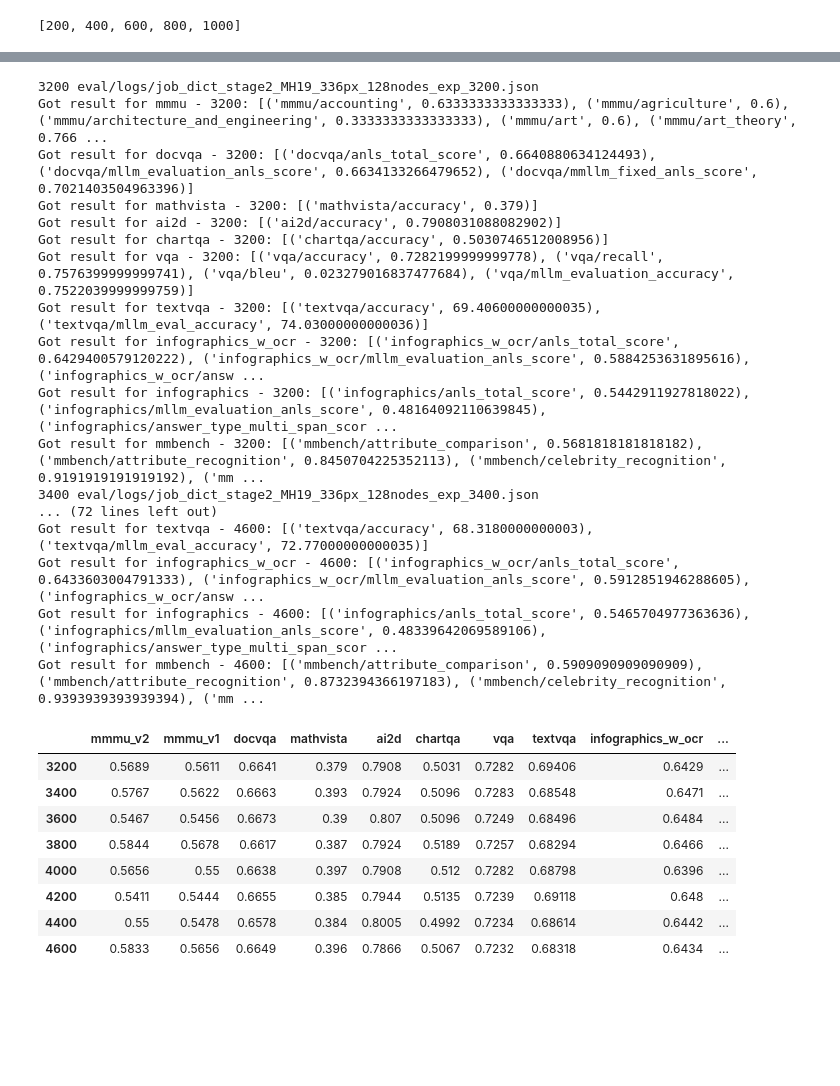
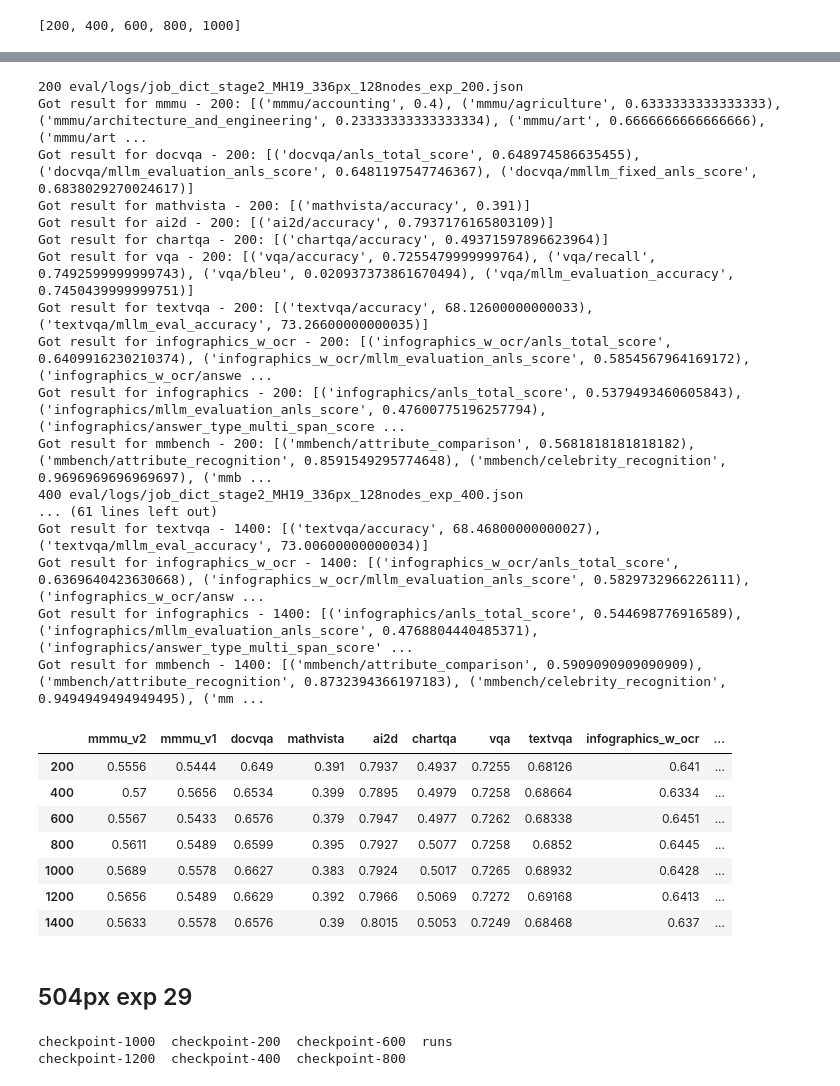
Before and after one commit to harrytranx/experiments, a Jupyter notebook: eval.ipynb, the cells around one changed output, grey strips where cells are left out. Saved outputs shown, nothing was run; the diff lists cells and outputs as text; code cells hidden in the pictures; blank space fills up the shorter version.

Commit message:
add eval logs

```diff
--- a/eval.ipynb
+++ b/eval.ipynb
@@ -354,3 +359,6 @@ checkpoints = list(range(200, 1000 + 200, 200))
 checkpoints
 # %% [output]
 [200, 400, 600, 800, 1000]
+# %%
+EVAL_SBATCH = "/fsx_0/user/tranx/experiments/eval/sbash_eval.sh"
+EVAL_CONFIG_DIR = "/fsx_0/user/tranx/eval/llm_mm_aligner/experiments/aws_adel/eval"
@@ -357,13 +367,12 @@ checkpoints
 # %%
+checkpoints = [1200, 1400]
 for c in checkpoints:
     plan_dict = eval_helper.run_eval_plan(
-        eval_base_sbatch="/fsx_0/user/tranx/experiments/eval/sbash_eval.sh",
-        # eval_plan=f"stage2_MH19_336px_128nodes_exp_{c}",
+        eval_base_sbatch=EVAL_SBATCH,
         eval_plan=f"stage2_MH19_336px_128nodes_exp28_{c}",
-        eval_config_dir="/fsx_0/user/tranx/eval/llm_mm_aligner/experiments/aws_adel/eval",
+        eval_config_dir=EVAL_CONFIG_DIR,
         checkpoint_dir="/fsx_0/checkpoints/tranx/MM9-Stage2-70B/MH19_336px_128nodes_exp28",
-        checkpoints=[c],
-        rerun_if_exists=True
+        checkpoints=[c]
     )
 
 # for c in checkpoints:
@@ -373,6 +382,6 @@ for c in checkpoints:
 #         eval_config_dir="/fsx_0/user/tranx/eval/llm_mm_aligner/experiments/aws_adel/eval",
 #         checkpoint_dir="/fsx_0/checkpoints/tranx/MM9-Stage2-70B/MH19_336px_128nodes_exp",
 #         checkpoints=[c],
-#         rerun_if_exists=True
+#         rerun_if_exists=False
 #     )
 # %% [output]
@@ -390,44 +405,49 @@ job_dict saved to eval/logs/job_dict_stage2_MH19_336px_128nodes_exp_4800.json
 # %%
 df = pd.DataFrame()
-
+checkpoints = range(200, 1600, 200)
 for c in checkpoints:
-    # for c in [200]:
     job_dict_file = f"eval/logs/job_dict_stage2_MH19_336px_128nodes_exp_{c}.json"
     with open(job_dict_file, 'r') as f:
         job_dict = json.load(f)
 
     print(c, job_dict_file)
     df_c = eval_helper.get_eval_scores(job_dict)
 
     df = pd.concat([df, df_c])
 
 df
 # %% [output]
-3200 eval/logs/job_dict_stage2_MH19_336px_128nodes_exp_3200.json
-Got result for mmmu - 3200: [('mmmu/accounting', 0.6333333333333333), ('mmmu/agriculture', 0.6), ('mmmu/architecture_and_engineering', 0.3333333333333333), ('mmmu/art', 0.6), ('mmmu/art_theory', 0.766 ...
-Got result for docvqa - 3200: [('docvqa/anls_total_score', 0.6640880634124493), ('docvqa/mllm_evaluation_anls_score', 0.6634133266479652), ('docvqa/mmllm_fixed_anls_score', 0.7021403504963396)]
-Got result for mathvista - 3200: [('mathvista/accuracy', 0.379)]
-Got result for ai2d - 3200: [('ai2d/accuracy', 0.7908031088082902)]
-Got result for chartqa - 3200: [('chartqa/accuracy', 0.5030746512008956)]
-Got result for vqa - 3200: [('vqa/accuracy', 0.7282199999999778), ('vqa/recall', 0.7576399999999741), ('vqa/bleu', 0.023279016837477684), ('vqa/mllm_evaluation_accuracy', 0.7522039999999759)]
-Got result for textvqa - 3200: [('textvqa/accuracy', 69.40600000000035), ('textvqa/mllm_eval_accuracy', 74.03000000000036)]
-Got result for infographics_w_ocr - 3200: [('infographics_w_ocr/anls_total_score', 0.6429400579120222), ('infographics_w_ocr/mllm_evaluation_anls_score', 0.5884253631895616), ('infographics_w_ocr/answ ...
-Got result for infographics - 3200: [('infographics/anls_total_score', 0.5442911927818022), ('infographics/mllm_evaluation_anls_score', 0.48164092110639845), ('infographics/answer_type_multi_span_scor ...
-Got result for mmbench - 3200: [('mmbench/attribute_comparison', 0.5681818181818182), ('mmbench/attribute_recognition', 0.8450704225352113), ('mmbench/celebrity_recognition', 0.9191919191919192), ('mm ...
-3400 eval/logs/job_dict_stage2_MH19_336px_128nodes_exp_3400.json
-... (72 lines left out)
-Got result for textvqa - 4600: [('textvqa/accuracy', 68.3180000000003), ('textvqa/mllm_eval_accuracy', 72.77000000000035)]
-Got result for infographics_w_ocr - 4600: [('infographics_w_ocr/anls_total_score', 0.6433603004791333), ('infographics_w_ocr/mllm_evaluation_anls_score', 0.5912851946288605), ('infographics_w_ocr/answ ...
-Got result for infographics - 4600: [('infographics/anls_total_score', 0.5465704977363636), ('infographics/mllm_evaluation_anls_score', 0.48339642069589106), ('infographics/answer_type_multi_span_scor ...
-Got result for mmbench - 4600: [('mmbench/attribute_comparison', 0.5909090909090909), ('mmbench/attribute_recognition', 0.8732394366197183), ('mmbench/celebrity_recognition', 0.9393939393939394), ('mm ...
+200 eval/logs/job_dict_stage2_MH19_336px_128nodes_exp_200.json
+Got result for mmmu - 200: [('mmmu/accounting', 0.4), ('mmmu/agriculture', 0.6333333333333333), ('mmmu/architecture_and_engineering', 0.23333333333333334), ('mmmu/art', 0.6666666666666666), ('mmmu/art ...
+Got result for docvqa - 200: [('docvqa/anls_total_score', 0.648974586635455), ('docvqa/mllm_evaluation_anls_score', 0.6481197547746367), ('docvqa/mmllm_fixed_anls_score', 0.6838029270024617)]
+Got result for mathvista - 200: [('mathvista/accuracy', 0.391)]
+Got result for ai2d - 200: [('ai2d/accuracy', 0.7937176165803109)]
+Got result for chartqa - 200: [('chartqa/accuracy', 0.49371597896623964)]
+Got result for vqa - 200: [('vqa/accuracy', 0.7255479999999764), ('vqa/recall', 0.7492599999999743), ('vqa/bleu', 0.020937373861670494), ('vqa/mllm_evaluation_accuracy', 0.7450439999999751)]
+Got result for textvqa - 200: [('textvqa/accuracy', 68.12600000000033), ('textvqa/mllm_eval_accuracy', 73.26600000000035)]
+Got result for infographics_w_ocr - 200: [('infographics_w_ocr/anls_total_score', 0.6409916230210374), ('infographics_w_ocr/mllm_evaluation_anls_score', 0.5854567964169172), ('infographics_w_ocr/answe ...
+Got result for infographics - 200: [('infographics/anls_total_score', 0.5379493460605843), ('infographics/mllm_evaluation_anls_score', 0.47600775196257794), ('infographics/answer_type_multi_span_score ...
+Got result for mmbench - 200: [('mmbench/attribute_comparison', 0.5681818181818182), ('mmbench/attribute_recognition', 0.8591549295774648), ('mmbench/celebrity_recognition', 0.9696969696969697), ('mmb ...
+400 eval/logs/job_dict_stage2_MH19_336px_128nodes_exp_400.json
+... (61 lines left out)
+Got result for textvqa - 1400: [('textvqa/accuracy', 68.46800000000027), ('textvqa/mllm_eval_accuracy', 73.00600000000034)]
+Got result for infographics_w_ocr - 1400: [('infographics_w_ocr/anls_total_score', 0.6369640423630668), ('infographics_w_ocr/mllm_evaluation_anls_score', 0.5829732966226111), ('infographics_w_ocr/answ ...
+Got result for infographics - 1400: [('infographics/anls_total_score', 0.544698776916589), ('infographics/mllm_evaluation_anls_score', 0.4768804440485371), ('infographics/answer_type_multi_span_score' ...
+Got result for mmbench - 1400: [('mmbench/attribute_comparison', 0.5909090909090909), ('mmbench/attribute_recognition', 0.8732394366197183), ('mmbench/celebrity_recognition', 0.9494949494949495), ('mm ...
 |  | mmmu_v2 | mmmu_v1 | docvqa | mathvista | ai2d | chartqa | vqa | textvqa | infographics_w_ocr | ... |
-| 3200 | 0.5689 | 0.5611 | 0.6641 | 0.379 | 0.7908 | 0.5031 | 0.7282 | 0.69406 | 0.6429 | ... |
-| 3400 | 0.5767 | 0.5622 | 0.6663 | 0.393 | 0.7924 | 0.5096 | 0.7283 | 0.68548 | 0.6471 | ... |
-| 3600 | 0.5467 | 0.5456 | 0.6673 | 0.39 | 0.807 | 0.5096 | 0.7249 | 0.68496 | 0.6484 | ... |
-| 3800 | 0.5844 | 0.5678 | 0.6617 | 0.387 | 0.7924 | 0.5189 | 0.7257 | 0.68294 | 0.6466 | ... |
-| 4000 | 0.5656 | 0.55 | 0.6638 | 0.397 | 0.7908 | 0.512 | 0.7282 | 0.68798 | 0.6396 | ... |
-| 4200 | 0.5411 | 0.5444 | 0.6655 | 0.385 | 0.7944 | 0.5135 | 0.7239 | 0.69118 | 0.648 | ... |
-| 4400 | 0.55 | 0.5478 | 0.6578 | 0.384 | 0.8005 | 0.4992 | 0.7234 | 0.68614 | 0.6442 | ... |
-| 4600 | 0.5833 | 0.5656 | 0.6649 | 0.396 | 0.7866 | 0.5067 | 0.7232 | 0.68318 | 0.6434 | ... |
+| 200 | 0.5556 | 0.5444 | 0.649 | 0.391 | 0.7937 | 0.4937 | 0.7255 | 0.68126 | 0.641 | ... |
+| 400 | 0.57 | 0.5656 | 0.6534 | 0.399 | 0.7895 | 0.4979 | 0.7258 | 0.68664 | 0.6334 | ... |
+| 600 | 0.5567 | 0.5433 | 0.6576 | 0.379 | 0.7947 | 0.4977 | 0.7262 | 0.68338 | 0.6451 | ... |
+| 800 | 0.5611 | 0.5489 | 0.6599 | 0.395 | 0.7927 | 0.5077 | 0.7258 | 0.6852 | 0.6445 | ... |
+| 1000 | 0.5689 | 0.5578 | 0.6627 | 0.383 | 0.7924 | 0.5017 | 0.7265 | 0.68932 | 0.6428 | ... |
+| 1200 | 0.5656 | 0.5489 | 0.6629 | 0.392 | 0.7966 | 0.5069 | 0.7272 | 0.69168 | 0.6413 | ... |
+| 1400 | 0.5633 | 0.5578 | 0.6576 | 0.39 | 0.8015 | 0.5053 | 0.7249 | 0.68468 | 0.637 | ... |
 # %%
 df.to_csv('stage2_eval_3200_4600.csv')
+# %% [markdown]
+## 504px exp 29
+# %%
+!ls /fsx_0/checkpoints/tranx/MM9-Stage2-70B/MH19_504px_64nodes_exp29
+# %% [output]
+checkpoint-1000  checkpoint-200  checkpoint-600  runs
+checkpoint-1200  checkpoint-400  checkpoint-800
```
Also changed, not shown: parts of 7 cells of this notebook, 20 other files.
